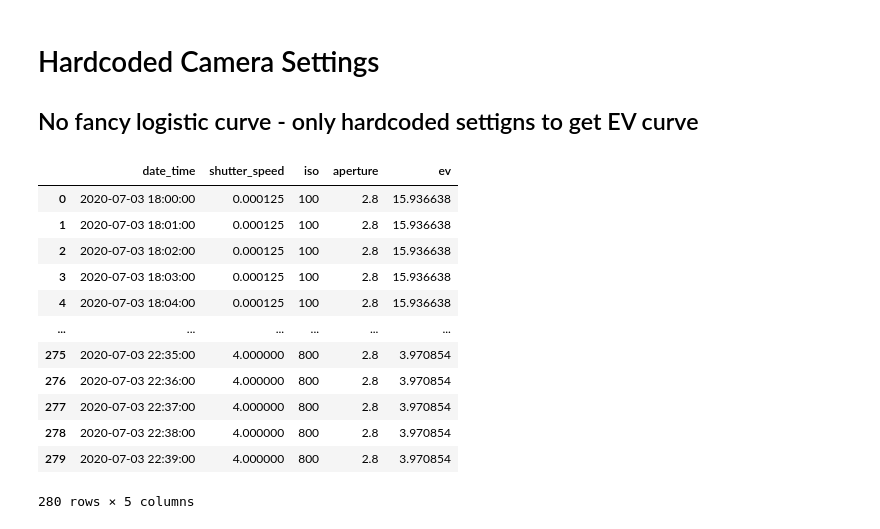
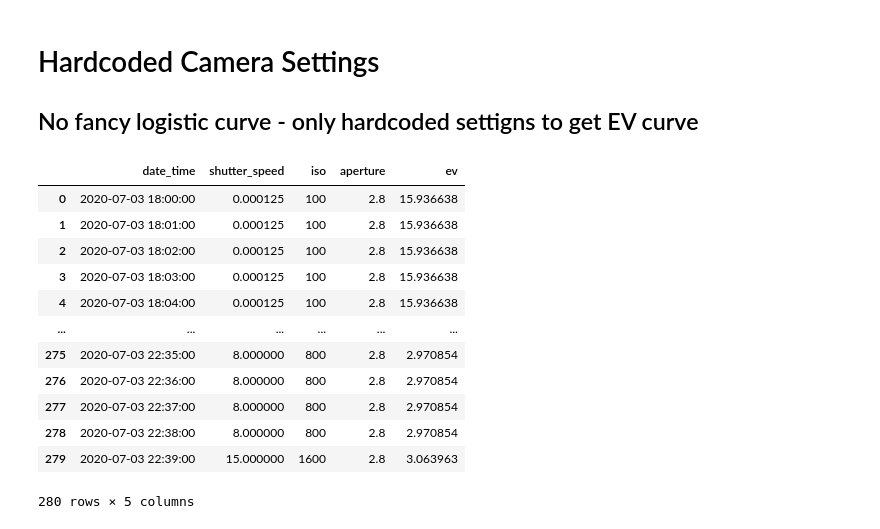
Before and after one commit to szigyi/expose-to-the-light, a Jupyter notebook: prototype_ettl_hardcoded.ipynb, the cells around one changed output. Saved outputs shown, nothing was run; the diff lists cells and outputs as text; code cells hidden in the pictures.

```diff
--- a/prototype_ettl_hardcoded.ipynb
+++ b/prototype_ettl_hardcoded.ipynb
@@ -74,24 +74,57 @@ class SettingsCurve:
 
 # 1/8000, 1/4000, 1/2000, 1/1000, 1/500, 1/250, 1/125, 1/60, 1/30, 1/15, 1/8, 1/4, 1/2, 1, 2, 4, 8, 15
 settings = np.array([
-    SettingsWithTime(timedelta(minutes=20), 15, 1600),
-    SettingsWithTime(timedelta(minutes=20), 8, 1600),
-    SettingsWithTime(timedelta(minutes=15), 4, 800),
-    SettingsWithTime(timedelta(minutes=10), 2, 800),
-    SettingsWithTime(timedelta(minutes=5), 1, 800),
-    SettingsWithTime(timedelta(minutes=5), 1/2, 400),
-    SettingsWithTime(timedelta(minutes=5), 1/4, 400),
-    SettingsWithTime(timedelta(minutes=5), 1/8, 400),
-    SettingsWithTime(timedelta(minutes=5), 1/15, 400),
-    SettingsWithTime(timedelta(minutes=10), 1/30, 400),
-    SettingsWithTime(timedelta(minutes=10), 1/60, 400),
-    SettingsWithTime(timedelta(minutes=15), 1/125, 400),
-    SettingsWithTime(timedelta(minutes=20), 1/250, 400),
-    SettingsWithTime(timedelta(minutes=20), 1/500, 400),
-    SettingsWithTime(timedelta(minutes=30), 1/1000, 200),
-    SettingsWithTime(timedelta(minutes=30), 1/2000, 200),
-    SettingsWithTime(timedelta(minutes=40), 1/4000, 100),
-    SettingsWithTime(timedelta(minutes=40), 1/8000, 100)
+    SettingsWithTime(timedelta(minutes=20.0), 15, 1600),
+#     SettingsWithTime(timedelta(minutes=15.0), 13, 1600),
+#     SettingsWithTime(timedelta(minutes=15.0), 10, 1600),
+    SettingsWithTime(timedelta(minutes=10.0), 8, 800),
+    SettingsWithTime(timedelta(minutes=8.0), 6, 800),
+    SettingsWithTime(timedelta(minutes=5.0), 5, 800),
+    SettingsWithTime(timedelta(minutes=4.0), 3.2, 800),
+#     SettingsWithTime(timedelta(minutes=4.0), 2.5, 800),
+#     SettingsWithTime(timedelta(minutes=4.0), 2, 800),
+#     SettingsWithTime(timedelta(minutes=4.0),  1.6, 800),
+    SettingsWithTime(timedelta(minutes=4.0),  1.3, 400),
+    SettingsWithTime(timedelta(minutes=3.0),  1, 400),
+    SettingsWithTime(timedelta(minutes=3.0),  0.8, 400),
+    SettingsWithTime(timedelta(minutes=3.0),  0.6, 400),
+    SettingsWithTime(timedelta(minutes=3.0),  0.5, 400),
+#     SettingsWithTime(timedelta(minutes=3.0),  0.4, 400),
+#     SettingsWithTime(timedelta(minutes=3.0),  0.3, 400),
+#     SettingsWithTime(timedelta(minutes=3.0),  1/4, 400),
+#     SettingsWithTime(timedelta(minutes=3.0),  1/5, 400),
+    SettingsWithTime(timedelta(minutes=3.0),  1/6, 200),
+    SettingsWithTime(timedelta(minutes=3.0),  1/8, 200),
+    SettingsWithTime(timedelta(minutes=3.0),  1/10, 200),
+#     SettingsWithTime(timedelta(minutes=3.0),  1/13, 200),
+#     SettingsWithTime(timedelta(minutes=3.0),  1/15, 200),
+#     SettingsWithTime(timedelta(minutes=3.0),  1/20, 200),
+#     SettingsWithTime(timedelta(minutes=3.0),  1/25, 200),
+    SettingsWithTime(timedelta(minutes=3.0), 1/30, 100),
+    SettingsWithTime(timedelta(minutes=3.0), 1/40, 100),
+    SettingsWithTime(timedelta(minutes=3.0), 1/50, 100),
+    SettingsWithTime(timedelta(minutes=3.0), 1/60, 100),
+    SettingsWithTime(timedelta(minutes=4.0), 1/80, 100),
+    SettingsWithTime(timedelta(minutes=4.0), 1/100, 100),
+    SettingsWithTime(timedelta(minutes=4.0), 1/125, 100),
+    SettingsWithTime(timedelta(minutes=4.0), 1/160, 100),
+    SettingsWithTime(timedelta(minutes=4.0), 1/200, 100),
+    SettingsWithTime(timedelta(minutes=5.0), 1/250, 100),
+    SettingsWithTime(timedelta(minutes=5.0), 1/320, 100),
+    SettingsWithTime(timedelta(minutes=5.0), 1/400, 100),
+    SettingsWithTime(timedelta(minutes=5.0), 1/500, 100),
+    SettingsWithTime(timedelta(minutes=5.0), 1/640, 100),
+    SettingsWithTime(timedelta(minutes=10.0), 1/800, 100),
+    SettingsWithTime(timedelta(minutes=10.0), 1/1000, 100),
+    SettingsWithTime(timedelta(minutes=10.0), 1/1250, 100),
+    SettingsWithTime(timedelta(minutes=10.0), 1/1600, 100),
+    SettingsWithTime(timedelta(minutes=10.0), 1/2000, 100),
+    SettingsWithTime(timedelta(minutes=15.0), 1/2500, 100),
+    SettingsWithTime(timedelta(minutes=15.0), 1/3200, 100),
+    SettingsWithTime(timedelta(minutes=15.0), 1/4000, 100),
+    SettingsWithTime(timedelta(minutes=15.0), 1/5000, 100),
+    SettingsWithTime(timedelta(minutes=20.0), 1/6400, 100),
+    SettingsWithTime(timedelta(minutes=20.0), 1/8000, 100)
 ])
 
 # Try out this one later
@@ -101,37 +134,37 @@ dtFormat = "%Y-%m-%dT%H:%M:%S"
 darkness_start_changing_at = datetime.datetime.strptime("2020-07-03T18:00:00", dtFormat)
 
 # Test scenario! it fails - now is before curve starts
 # now = datetime.datetime.strptime("2020-07-02T23:49:00", dtFormat)
 # now = datetime.datetime.strptime("2020-07-02T19:49:00", dtFormat)
 
 sc = SettingsCurve(darkness_start_changing_at, np.flip(settings))
 # display(sc.df)
 
 time_lapse_start = datetime.datetime.strptime("2020-07-03T18:00:00", dtFormat)
 resolution =280
 data = pd.DataFrame({
     'date_time': pd.DatetimeIndex(pd.to_datetime(time_lapse_start) + pd.to_timedelta(np.arange(resolution), 'm'))
 })
 data['shutter_speed'] = data.apply(lambda r: sc.calcSettingForTime(r['date_time'], 'shutter_speed'), axis=1)
 data['iso'] = data.apply(lambda r: sc.calcSettingForTime(r['date_time'], 'iso'), axis=1)
 data['aperture'] = data.apply(lambda r: sc.calcSettingForTime(r['date_time'], 'aperture'), axis=1)
 data['ev'] = data.apply(lambda r: sc.ev(r['iso'], r['shutter_speed'], r['aperture']), axis=1)
 
 
 # display(sc.df)
 display(data)
 # %% [output]
 |  | date_time | shutter_speed | iso | aperture | ev |
 | 0 | 2020-07-03 18:00:00 | 0.000125 | 100 | 2.8 | 15.936638 |
 | 1 | 2020-07-03 18:01:00 | 0.000125 | 100 | 2.8 | 15.936638 |
 | 2 | 2020-07-03 18:02:00 | 0.000125 | 100 | 2.8 | 15.936638 |
 | 3 | 2020-07-03 18:03:00 | 0.000125 | 100 | 2.8 | 15.936638 |
 | 4 | 2020-07-03 18:04:00 | 0.000125 | 100 | 2.8 | 15.936638 |
 | ... | ... | ... | ... | ... | ... |
-| 275 | 2020-07-03 22:35:00 | 4.000000 | 800 | 2.8 | 3.970854 |
-| 276 | 2020-07-03 22:36:00 | 4.000000 | 800 | 2.8 | 3.970854 |
-| 277 | 2020-07-03 22:37:00 | 4.000000 | 800 | 2.8 | 3.970854 |
-| 278 | 2020-07-03 22:38:00 | 4.000000 | 800 | 2.8 | 3.970854 |
-| 279 | 2020-07-03 22:39:00 | 4.000000 | 800 | 2.8 | 3.970854 |
+| 275 | 2020-07-03 22:35:00 | 8.000000 | 800 | 2.8 | 2.970854 |
+| 276 | 2020-07-03 22:36:00 | 8.000000 | 800 | 2.8 | 2.970854 |
+| 277 | 2020-07-03 22:37:00 | 8.000000 | 800 | 2.8 | 2.970854 |
+| 278 | 2020-07-03 22:38:00 | 8.000000 | 800 | 2.8 | 2.970854 |
+| 279 | 2020-07-03 22:39:00 | 15.000000 | 1600 | 2.8 | 3.063963 |
 280 rows × 5 columns
 # %%
```
Also changed, not shown: parts of 1 cell of this notebook, 5 other files.
